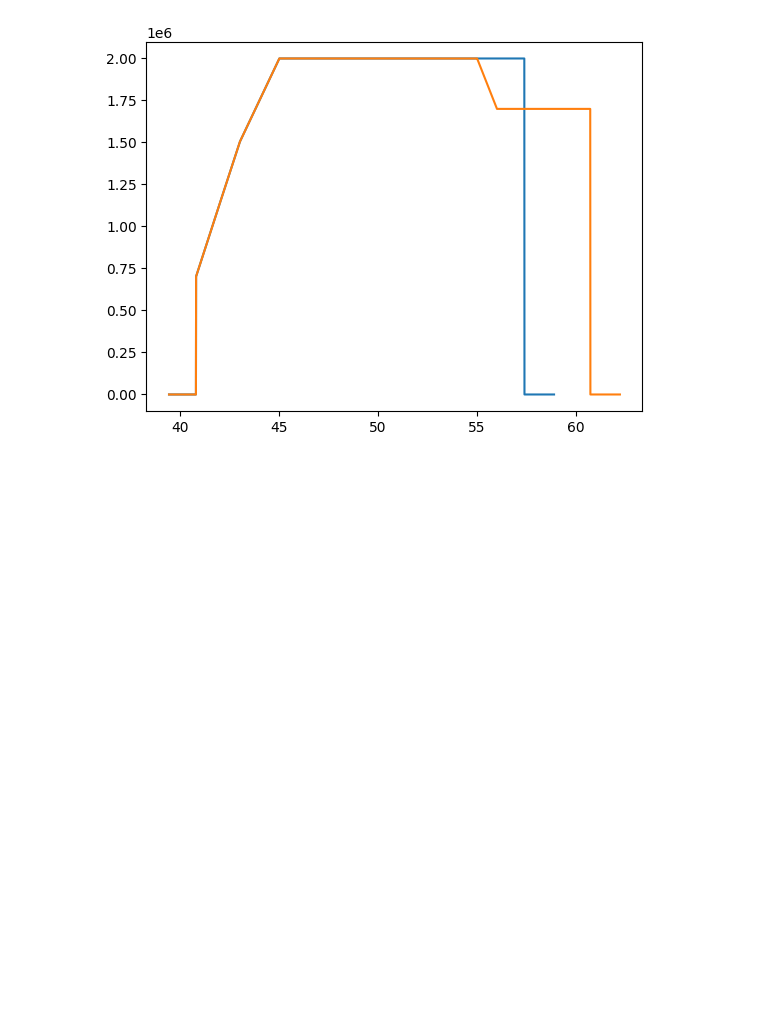
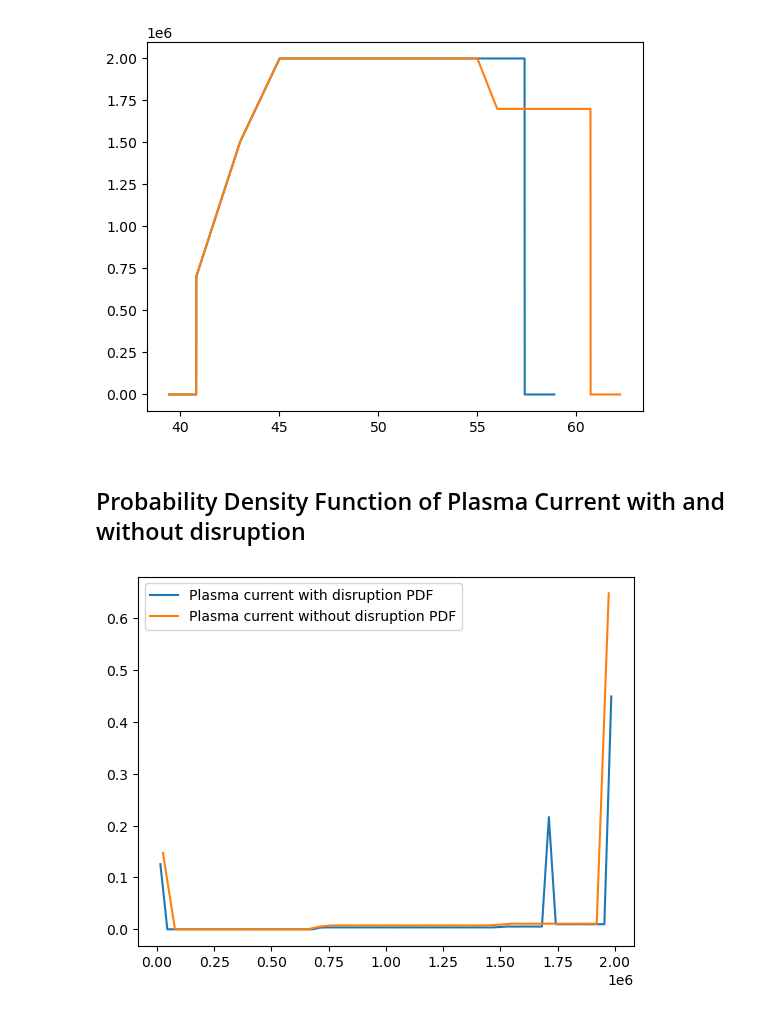
Before and after one commit to maxtost10/SPC-Runaway_Classifier, a Jupyter notebook: LoadDefuse.ipynb, the cells around one changed output. Saved outputs shown, nothing was run; the diff lists cells and outputs as text; code cells hidden in the pictures; blank space fills up the shorter version.

```diff
--- a/LoadDefuse.ipynb
+++ b/LoadDefuse.ipynb
@@ -70,3 +70,14 @@ plt.plot(t_d, Ip_d)
 # %% [output]
 [<matplotlib.lines.Line2D at 0x...>]
 [figure]
+# %% [markdown]
+## Probability Density Function of Plasma Current with and without disruption
+# %%
+(Ip_d_PDF, Ip_d_bin_centers), scaling = PDF(Ip_d)
+plt.plot(Ip_d_bin_centers, Ip_d_PDF, label = 'Plasma current with disruption PDF')
+(Ip_PDF, Ip_bin_centers), scaling = PDF(Ip)
+plt.plot(Ip_bin_centers, Ip_PDF, label = 'Plasma current without disruption PDF')
+plt.legend()
+plt.savefig('FIR_Flat_Top PDF.png', dpi=369)
+# %% [output]
+[figure, added]
```
Also changed, not shown: parts of 1 cell of this notebook.
